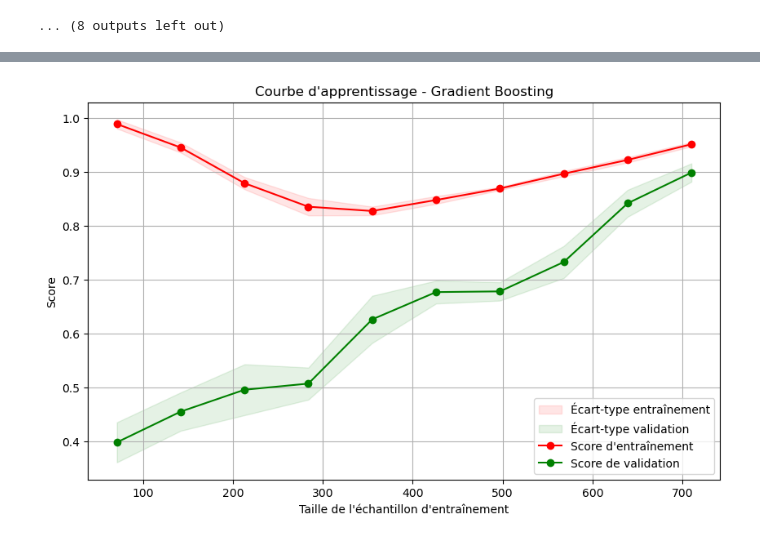
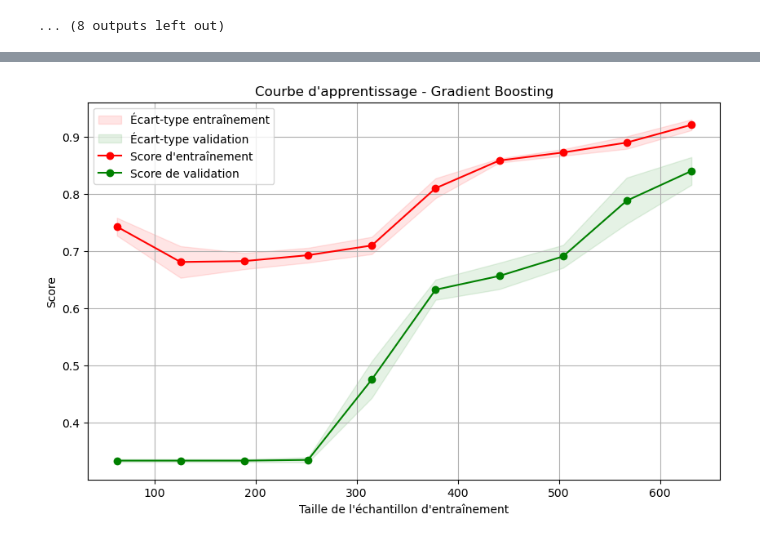
Before and after one commit to Kinadim/ML_projet, a Jupyter notebook: anotherNotebook.ipynb, the cells around one changed output, grey strips where cells are left out. Saved outputs shown, nothing was run; the diff lists cells and outputs as text; code cells hidden in the pictures.

```diff
--- a/anotherNotebook.ipynb
+++ b/anotherNotebook.ipynb
@@ -2080,6 +2086,8 @@ Score moyen    : 0.7933
 [figure]
 ... (8 outputs left out)
 # %%
+%pip install lightgbm
+
 from sklearn.ensemble import GradientBoostingClassifier
 from sklearn.model_selection import learning_curve, StratifiedKFold
 import matplotlib.pyplot as plt
@@ -2088,8 +2096,28 @@ from sklearn.naive_bayes import MultinomialNB
 from nltk.corpus import stopwords
 from nltk.tokenize import word_tokenize
 import random
+import lightgbm as lgb
 
 
+# Define the LightGBM model
+
+# Fit the model to the resampled data
+
+# Étape 1 : Filtrer les données pour la catégorie SCI
+sci_df = df[df['science_related'] == 1].copy()
+
+
+combo = ["remove_links", "remove_stopwords", "lemmatize_words", "stem_words"]
+
+for transformation in combo:
+    if transformation in transformations:
+        sci_df['text'] = sci_df['text'].apply(transformations[transformation])
+    else:
+        print(f"Warning: {transformation} is not a valid transformation function.")
+
+# Étape 2 : Préparer les données pour la classification
+X = sci_df['text']
+y = sci_df[['scientific_claim', 'scientific_reference', 'scientific_context']].idxmax(axis=1)
 
 
 # Vectorize the text data
@@ -2107,13 +2135,26 @@ X_resampled, y_resampled = smote.fit_resample(X_vect, y)
 #y_resampled = y
 
 # Modèle choisi : Gradient Boosting
-model = OneVsRestClassifier(RandomForestClassifier(n_estimators=50, max_depth=20, random_state=42))
+#model = MultinomialNB(alpha=20.0)
+#model = (RandomForestClassifier(n_estimators=50, max_depth=20, random_state=42))
 #model = OneVsRestClassifier(LogisticRegression(class_weight='balanced', max_iter=5, random_state=42,penalty='l2', C=0.01))
 #model = OneVsRestClassifier(SVC(kernel='linear', probability=True, random_state=42,C=0.000001))
-
+model = lgb.LGBMClassifier(
+    boosting_type='gbdt',
+    num_leaves=31,             # Réduire le nombre de feuilles
+    max_depth=6,               # Limiter la profondeur de l'arbre
+    learning_rate=0.05,        # Taux d'apprentissage plus faible
+    n_estimators=200,          # Plus d'estimateurs pour compenser
+    min_child_samples=20,      # Plus d'échantillons par feuille
+    reg_alpha=0.1,             # Régularisation L1
+    reg_lambda=0.1,            # Régularisation L2
+    subsample=0.8,             # Échantillonnage des lignes
+    colsample_bytree=0.8,      # Échantillonnage des colonnes
+    random_state=42
+)
 
 # Configuration des K-Folds
-kfold = StratifiedKFold(n_splits=20, shuffle=True, random_state=42)
+kfold = StratifiedKFold(n_splits=5, shuffle=True, random_state=42)
 
 # Calculer la courbe d'apprentissage
 train_sizes, train_scores, test_scores = learning_curve(
@@ -2125,6 +2166,8 @@ train_scores_mean = np.mean(train_scores, axis=1)
 train_scores_std = np.std(train_scores, axis=1)
 test_scores_mean = np.mean(test_scores, axis=1)
 test_scores_std = np.std(test_scores, axis=1)
+
+
 
 # Tracer la courbe d'apprentissage
 plt.figure(figsize=(10, 6))
@@ -2140,4 +2183,47 @@ plt.ylabel("Score")
 plt.legend(loc="best")
 plt.grid()
 plt.show()
+
+# Perform cross-validation using StratifiedKFold
+cv_scores = cross_val_score(model, X_resampled, y_resampled, cv=kfold, scoring='accuracy')
+
+# Display cross-validation results
+print(f"Scores par pli : {cv_scores}")
+print(f"Score moyen    : {cv_scores.mean():.4f}")
+print(f"Écart-type     : {cv_scores.std():.4f}")
+
+# Train and evaluate the model on each fold
+final_cm = np.zeros((len(unique_labels), len(unique_labels)), dtype=int)
+
+for train_index, test_index in kfold.split(X_resampled, y_resampled):
+    X_train, X_test = X_resampled[train_index], X_resampled[test_index]
+    y_train, y_test = y_resampled.iloc[train_index], y_resampled.iloc[test_index]
+
+    model.fit(X_train, y_train)
+    y_pred = model.predict(X_test)
+
+    # Update the confusion matrix
+    cm = confusion_matrix(y_test, y_pred, labels=unique_labels)
+    final_cm += cm
+
+# Display the final confusion matrix
+disp = ConfusionMatrixDisplay(confusion_matrix=final_cm, display_labels=unique_labels)
+disp.plot(cmap="Blues", values_format="d")
+plt.title("Matrice de confusion globale")
+plt.show()
+
+# Calculate and display final metrics
+accuracy = accuracy_score(y_test, y_pred)
+f1 = f1_score(y_test, y_pred, average='weighted')
+recall = recall_score(y_test, y_pred, average='weighted')
+precision = precision_score(y_test, y_pred, average='weighted')
+
+print(f"Accuracy : {accuracy:.4f}")
+print(f"F1-Score : {f1:.4f}")
+print(f"Recall   : {recall:.4f}")
+print(f"Precision: {precision:.4f}")
+
+# Display classification report
+print("\nRapport de classification :")
+print(classification_report(y_test, y_pred))
 # %% [output]
@@ -2144 +2234 @@ plt.show()
-[figure, old version]
+[figure, new version]
```
Also changed, not shown: parts of 4 cells of this notebook.
